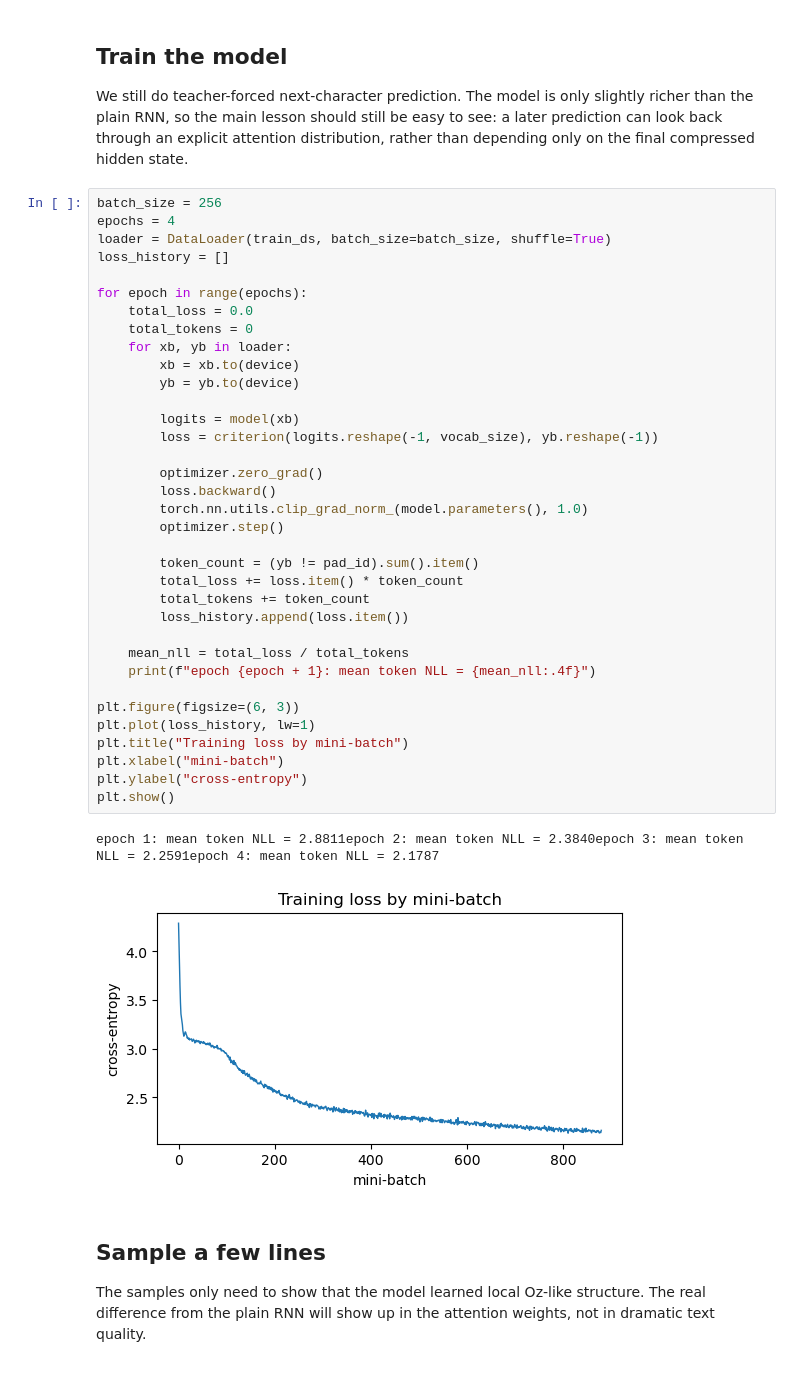
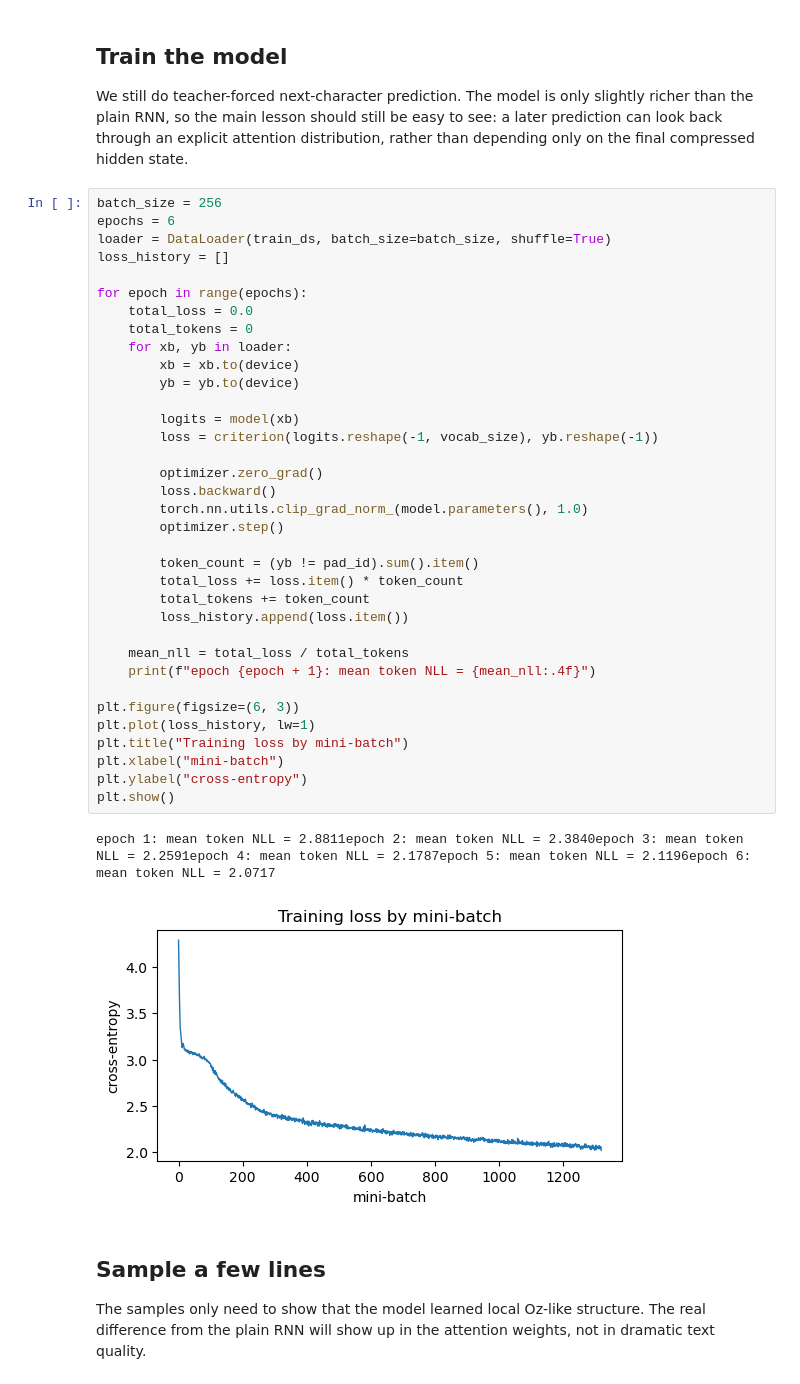
Before and after one commit to jpivarski-talks/2026-06-02-rnn-limits-and-attention, a Jupyter notebook: attention.ipynb, the cells around one changed output. Drawn from its saved outputs; the diff is of its cells as text.

Commit message:
more epochs, better model

```diff
--- a/attention.ipynb
+++ b/attention.ipynb
@@ -147,42 +147,42 @@ optimizer = torch.optim.Adam(model.parameters(), lr=3e-3)
 We still do teacher-forced next-character prediction. The model is only slightly richer than the plain RNN, so the main lesson should still be easy to see: a later prediction can look back through an explicit attention distribution, rather than depending only on the final compressed hidden state.
 # %%
 batch_size = 256
-epochs = 4
+epochs = 6
 loader = DataLoader(train_ds, batch_size=batch_size, shuffle=True)
 loss_history = []
 
 for epoch in range(epochs):
     total_loss = 0.0
     total_tokens = 0
     for xb, yb in loader:
         xb = xb.to(device)
         yb = yb.to(device)
 
         logits = model(xb)
         loss = criterion(logits.reshape(-1, vocab_size), yb.reshape(-1))
 
         optimizer.zero_grad()
         loss.backward()
         torch.nn.utils.clip_grad_norm_(model.parameters(), 1.0)
         optimizer.step()
 
         token_count = (yb != pad_id).sum().item()
         total_loss += loss.item() * token_count
         total_tokens += token_count
         loss_history.append(loss.item())
 
     mean_nll = total_loss / total_tokens
     print(f"epoch {epoch + 1}: mean token NLL = {mean_nll:.4f}")
 
 plt.figure(figsize=(6, 3))
 plt.plot(loss_history, lw=1)
 plt.title("Training loss by mini-batch")
 plt.xlabel("mini-batch")
 plt.ylabel("cross-entropy")
 plt.show()
 # %% [output]
-epoch 1: mean token NLL = 2.8811epoch 2: mean token NLL = 2.3840epoch 3: mean token NLL = 2.2591epoch 4: mean token NLL = 2.1787
+epoch 1: mean token NLL = 2.8811epoch 2: mean token NLL = 2.3840epoch 3: mean token NLL = 2.2591epoch 4: mean token NLL = 2.1787epoch 5: mean token NLL = 2.1196epoch 6: mean token NLL = 2.0717
-[figure, old version]
+[figure, new version]
 # %% [markdown]
 ## Sample a few lines
 
```
Also changed, not shown: parts of 2 cells of this notebook.
